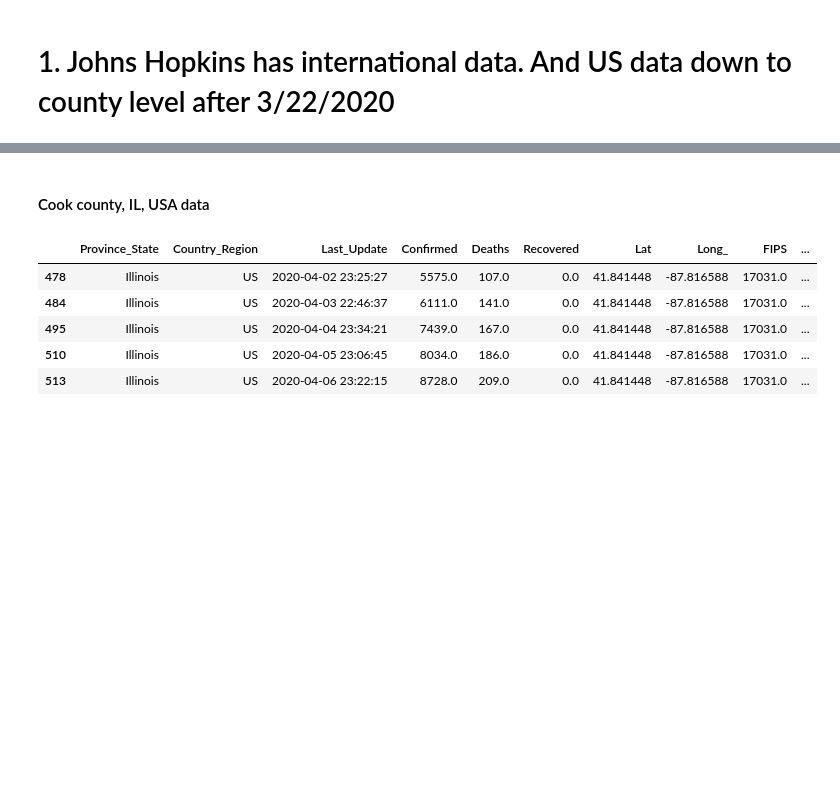
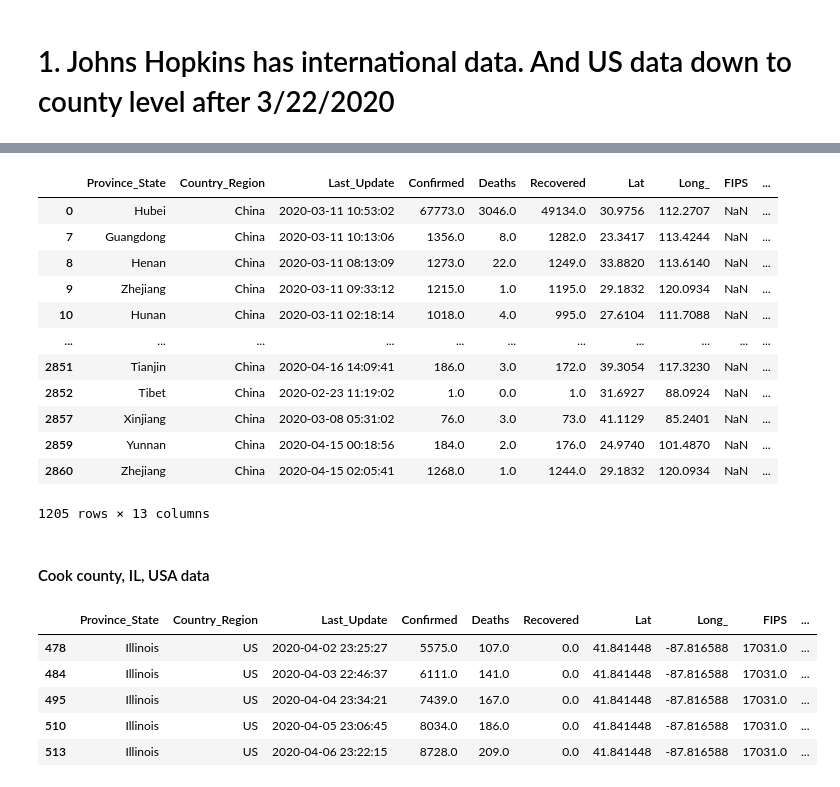
Before and after one commit to jianxu305/nCov2019_analysis, a Jupyter notebook: src/data_sources.ipynb, the cells around one changed output, grey strips where cells are left out. Saved outputs shown, nothing was run; the diff lists cells and outputs as text; code cells hidden in the pictures; blank space fills up the shorter version.

```diff
--- a/src/data_sources.ipynb
+++ b/src/data_sources.ipynb
@@ -10,3 +13,6 @@ import datetime
 # 1. Johns Hopkins has international data.  And US data down to county level after 3/22/2020
 # %%
 jhs_data = utils.load_jhs_raw()
+# %%
+china = jhs_data[(jhs_data['Country_Region'] == 'China') & (jhs_data['Province_State'] == 'Hubei')]
+pd.pivot_table(china, index='Update_Date', values='Deaths', aggfunc='sum')
@@ -13,3 +38,19 @@ jhs_data = utils.load_jhs_raw()
+# %%
+china
+# %% [output]
+|  | Province_State | Country_Region | Last_Update | Confirmed | Deaths | Recovered | Lat | Long_ | FIPS | ... |
+| 0 | Hubei | China | 2020-03-11 10:53:02 | 67773.0 | 3046.0 | 49134.0 | 30.9756 | 112.2707 | NaN | ... |
+| 7 | Guangdong | China | 2020-03-11 10:13:06 | 1356.0 | 8.0 | 1282.0 | 23.3417 | 113.4244 | NaN | ... |
+| 8 | Henan | China | 2020-03-11 08:13:09 | 1273.0 | 22.0 | 1249.0 | 33.8820 | 113.6140 | NaN | ... |
+| 9 | Zhejiang | China | 2020-03-11 09:33:12 | 1215.0 | 1.0 | 1195.0 | 29.1832 | 120.0934 | NaN | ... |
+| 10 | Hunan | China | 2020-03-11 02:18:14 | 1018.0 | 4.0 | 995.0 | 27.6104 | 111.7088 | NaN | ... |
+| ... | ... | ... | ... | ... | ... | ... | ... | ... | ... | ... |
+| 2851 | Tianjin | China | 2020-04-16 14:09:41 | 186.0 | 3.0 | 172.0 | 39.3054 | 117.3230 | NaN | ... |
+| 2852 | Tibet | China | 2020-02-23 11:19:02 | 1.0 | 0.0 | 1.0 | 31.6927 | 88.0924 | NaN | ... |
+| 2857 | Xinjiang | China | 2020-03-08 05:31:02 | 76.0 | 3.0 | 73.0 | 41.1129 | 85.2401 | NaN | ... |
+| 2859 | Yunnan | China | 2020-04-15 00:18:56 | 184.0 | 2.0 | 176.0 | 24.9740 | 101.4870 | NaN | ... |
+| 2860 | Zhejiang | China | 2020-04-15 02:05:41 | 1268.0 | 1.0 | 1244.0 | 29.1832 | 120.0934 | NaN | ... |
+1205 rows × 13 columns
 # %% [markdown]
 #### Cook county, IL, USA data
 # %%
```
Also changed, not shown: parts of 2 cells of this notebook, 3 other files.
